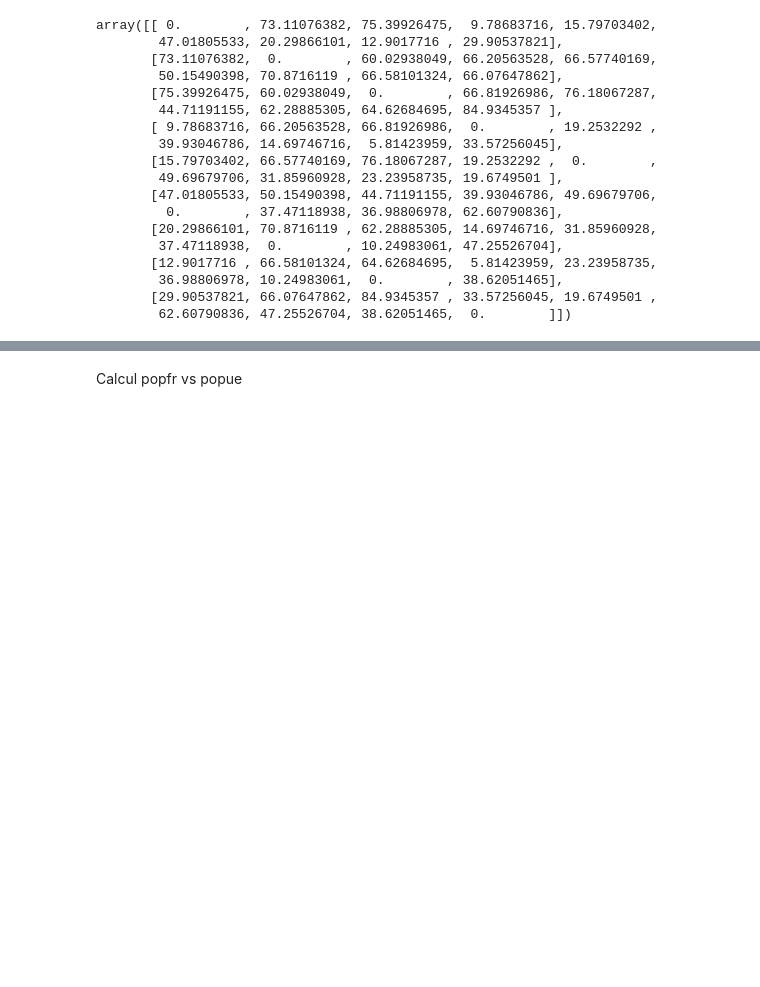
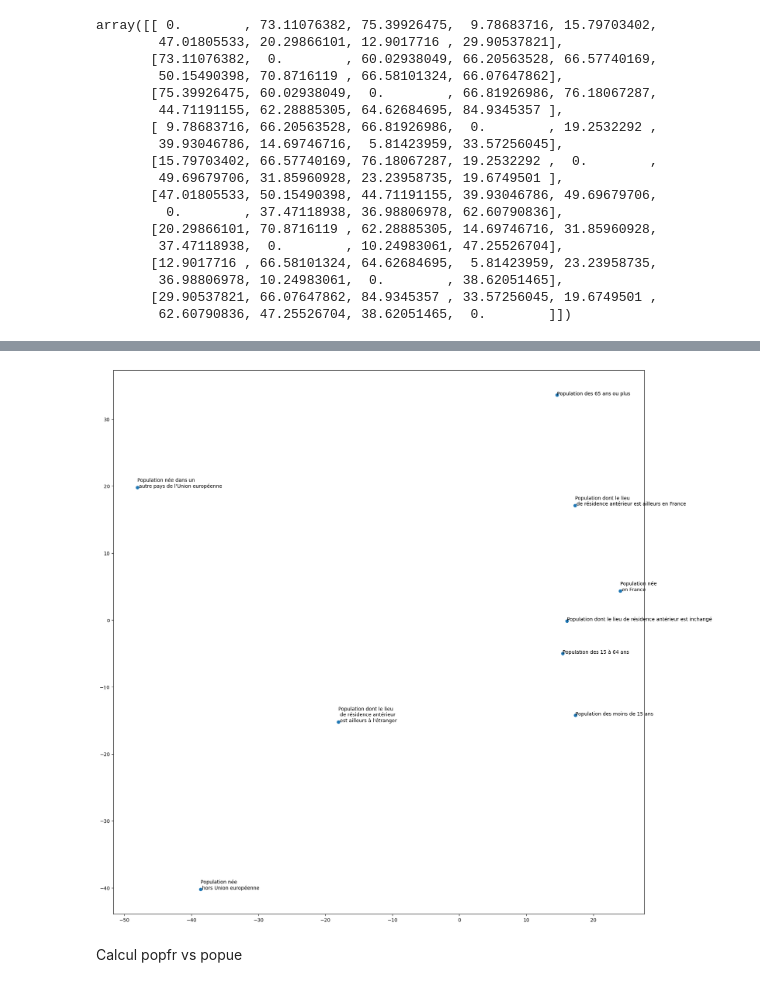
Before and after one commit to fsemecurbe/AOTMS, a Jupyter notebook: AOPTMSG.ipynb, the cells around one changed output, grey strips where cells are left out. Drawn from its saved outputs; the diff is of its cells as text; code cells hidden in the pictures; blank space fills up the shorter version.

```diff
--- a/AOPTMSG.ipynb
+++ b/AOPTMSG.ipynb
@@ -140,3 +141,15 @@ for i, label in enumerate(vars):
+# %%
+vars = ['Population née\n en France', "Population née dans un\n autre pays de l'Union européenne",
+        'Population née\n hors Union européenne ', 'Population dont le lieu de résidence antérieur est inchangé ',
+        'Population dont le lieu\n de résidence antérieur est ailleurs en France ', "Population dont le lieu\n de résidence antérieur\n est ailleurs à l'étranger",
+        'Population des moins de 15 ans', 'Population des 15 à 64 ans', 'Population des 65 ans ou plus']
+plt.figure(figsize=(20, 20))
+plt.gca().set_aspect('equal', adjustable='box')
+plt.scatter(X_2d[:,0], X_2d[:,1], )
+for i, label in enumerate(vars):
+    plt.text(X_2d[i,0], X_2d[i,1], str(label))
+# %% [output]
+[figure, added]
 # %% [markdown]
 Calcul popfr vs popue
 # %%
```
Also changed, not shown: parts of 11 cells of this notebook.
